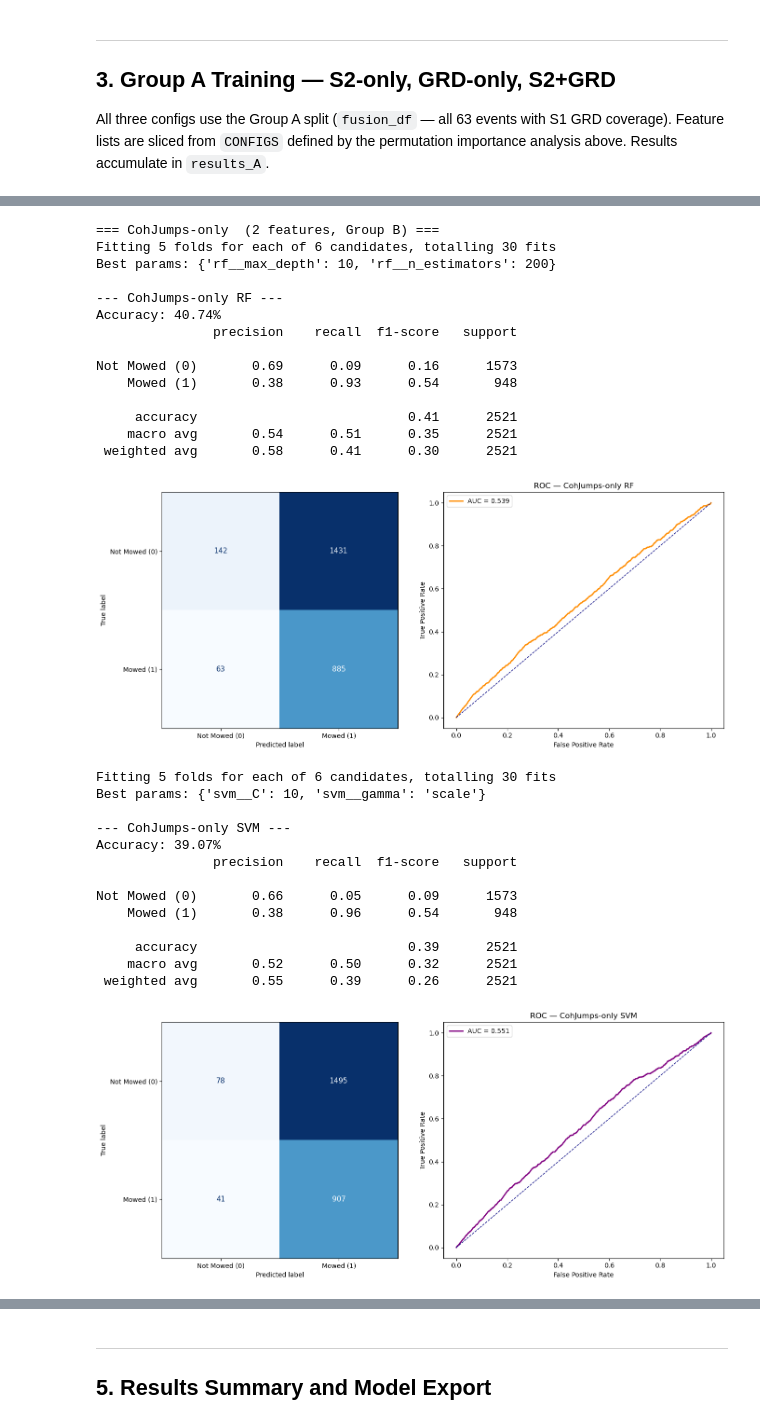
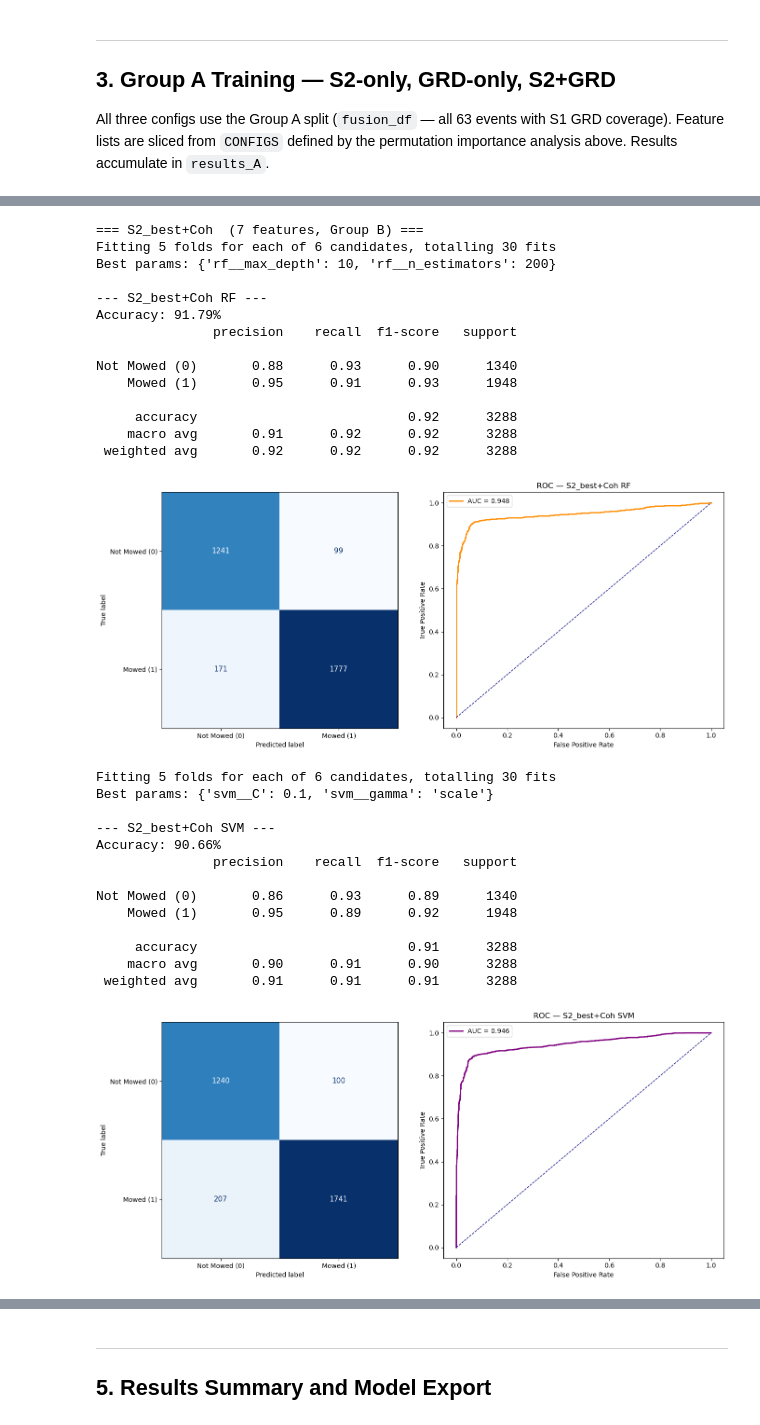
Before and after one commit to klaveflo/satellite-mowing-detection, a Jupyter notebook: notebooks/08_model_training.ipynb, the cells around one changed output, grey strips where cells are left out. Cells and saved outputs as stored; diff of their text form; code cells hidden in the pictures.

Commit message:
Coherence improvements

```diff
--- a/notebooks/08_model_training.ipynb
+++ b/notebooks/08_model_training.ipynb
@@ -60,7 +60,7 @@ IMG_DIR = DOCS_DIR
 
 # Feature constants used by the feature selection analysis (Section 2 below)
 SAR_FEATURES = ['vv_after', 'vh_after', 'cr_after', 'vv_diff', 'vh_diff', 'cr_diff']
-COH_FEATURES = ['coh_vv', 'coh_vh', 'coh_vv_jump', 'coh_vh_jump']
+COH_FEATURES = ['coh_before_vv', 'coh_before_vh', 'coh_after_vv', 'coh_after_vh', 'coh_vv_jump', 'coh_vh_jump']
 
 # Group A: all events with S1 GRD coverage (S2 + GRD feature columns available)
 fusion_df = pd.read_csv(SAMPLES_FUSION_CSV)
@@ -548,24 +661,23 @@ GRD_BEST (4): ['vv_after', 'vh_after', 'cr_diff', 'vh_diff']
 # %%
 # ── STEP 6 — Training Configurations ────────────────────────────────────────
-# S2_BEST and GRD_BEST are defined by the feature selection summary above.
-# COH_ALL / COH_JUMPS are fixed coherence feature subsets.
+# S2_BEST and GRD_BEST derive from Analysis A (Group A, S2+GRD feature selection).
+# COH_BEST derives from Analysis B (Group B, coherence feature selection).
+# COH_JUMPS is a fixed two-feature ablation subset.
 
 print('─' * 70)
 print('STEP 6 — Training Configurations')
 print('─' * 70)
 
-COH_ALL   = COH_FEATURES                                # all 4 coherence features
-COH_JUMPS = ['coh_vv_jump', 'coh_vh_jump']              # jump-only subset for ablation
 
 CONFIGS = {
-    'S2-only':       {'features': S2_BEST,                     'group': 'A'},
-    'GRD-only':      {'features': GRD_BEST,                    'group': 'A'},
-    'Coh-only':      {'features': COH_ALL,                     'group': 'B'},
-    'CohJumps-only': {'features': COH_JUMPS,                   'group': 'B'},
-    'S2+CohJumps':   {'features': S2_BEST + COH_JUMPS,         'group': 'B'},
-    'S2+Coh':        {'features': S2_BEST + COH_ALL,           'group': 'B'},
-    'S2+GRD':        {'features': S2_BEST + GRD_BEST,          'group': 'A'},
-    'Full-fusion':   {'features': S2_BEST + GRD_BEST + COH_ALL,'group': 'B'},
+    'S2-only_best':  {'features': S2_BEST,                       'group': 'A'},
+    'S2-only_diff':  {'features': S2_DIFF,                       'group': 'A'},
+    'GRD-only':      {'features': GRD_BEST,                      'group': 'A'},
+    'Coh-only':      {'features': COH_BEST,                      'group': 'B'},
+    'S2_best+Coh':   {'features': S2_BEST + COH_BEST,            'group': 'B'},
+    'S2_diff+Coh':   {'features': S2_DIFF + COH_BEST,            'group': 'B'},
+    'S2+GRD':        {'features': S2_BEST + GRD_BEST,            'group': 'A'},
+    'Full-fusion':   {'features': S2_BEST + GRD_BEST + COH_BEST, 'group': 'B'},
 }
 
 print(f'\n{"Config":<18} {"Group":<8} {"n":<5} Features')
@@ -576,7 +688,9 @@ for name, cfg in CONFIGS.items():
 print('\nGroup A — full fusion dataset (training_samples_fusion.csv).')
 print('Group B — coherence-eligible subset (training_samples_fusion_coh.csv).')
 print(f'\nS2_BEST  ({len(S2_BEST)}): {S2_BEST}')
+print(f'S2_DIFF  ({len(S2_DIFF)}): {S2_DIFF}  [ablation subset of S2_BEST]')
 print(f'GRD_BEST ({len(GRD_BEST)}): {GRD_BEST}')
+print(f'COH_BEST ({len(COH_BEST)}): {COH_BEST}')
 # %% [output]
 ──────────────────────────────────────────────────────────────────────
 STEP 6 — Training Configurations
@@ -872,51 +1044,51 @@ Not Mowed (0)       0.91      0.85      0.88      1573
 # %%
-_feats = CONFIGS['CohJumps-only']['features']
-print(f'=== CohJumps-only  ({len(_feats)} features, Group B) ===')
-model_coh_jumps_rf = train_tuned_rf(
+_feats = CONFIGS['S2_best+Coh']['features']
+print(f'=== S2_best+Coh  ({len(_feats)} features, Group B) ===')
+model_s2_best_coh_rf = train_tuned_rf(
     X_train_B[_feats], y_train_B, groups_train_B,
     X_test_B[_feats], y_test_B,
-    results_list=results_B, model_alias='CohJumps-only RF'
+    results_list=results_B, model_alias='S2_best+Coh RF'
 )
-model_coh_jumps_svm = train_tuned_svm(
+model_s2_best_coh_svm = train_tuned_svm(
     X_train_B[_feats], y_train_B, groups_train_B,
     X_test_B[_feats], y_test_B,
-    results_list=results_B, model_alias='CohJumps-only SVM'
+    results_list=results_B, model_alias='S2_best+Coh SVM'
 )
-model_coh_jumps_lgbm = train_tuned_lgbm(
+model_s2_best_coh_lgbm = train_tuned_lgbm(
     X_train_B[_feats], y_train_B, groups_train_B,
     X_test_B[_feats], y_test_B,
-    results_list=results_B, model_alias='CohJumps-only LGBM'
+    results_list=results_B, model_alias='S2_best+Coh LGBM'
 )
 # %% [output]
-=== CohJumps-only  (2 features, Group B) ===
+=== S2_best+Coh  (7 features, Group B) ===
 Fitting 5 folds for each of 6 candidates, totalling 30 fits
 Best params: {'rf__max_depth': 10, 'rf__n_estimators': 200}
 
---- CohJumps-only RF ---
-Accuracy: 40.74%
+--- S2_best+Coh RF ---
+Accuracy: 91.79%
                precision    recall  f1-score   support
 
-Not Mowed (0)       0.69      0.09      0.16      1573
-    Mowed (1)       0.38      0.93      0.54       948
+Not Mowed (0)       0.88      0.93      0.90      1340
+    Mowed (1)       0.95      0.91      0.93      1948
 
-     accuracy                           0.41      2521
-    macro avg       0.54      0.51      0.35      2521
- weighted avg       0.58      0.41      0.30      2521
+     accuracy                           0.92      3288
+    macro avg       0.91      0.92      0.92      3288
+ weighted avg       0.92      0.92      0.92      3288
-[figure, old version]
+[figure, new version]
 Fitting 5 folds for each of 6 candidates, totalling 30 fits
-Best params: {'svm__C': 10, 'svm__gamma': 'scale'}
+Best params: {'svm__C': 0.1, 'svm__gamma': 'scale'}
 
---- CohJumps-only SVM ---
-Accuracy: 39.07%
+--- S2_best+Coh SVM ---
+Accuracy: 90.66%
                precision    recall  f1-score   support
 
-Not Mowed (0)       0.66      0.05      0.09      1573
-    Mowed (1)       0.38      0.96      0.54       948
+Not Mowed (0)       0.86      0.93      0.89      1340
+    Mowed (1)       0.95      0.89      0.92      1948
 
-     accuracy                           0.39      2521
-    macro avg       0.52      0.50      0.32      2521
- weighted avg       0.55      0.39      0.26      2521
+     accuracy                           0.91      3288
+    macro avg       0.90      0.91      0.90      3288
+ weighted avg       0.91      0.91      0.91      3288
-[figure, old version]
+[figure, new version]
 Fitting 5 folds for each of 4 candidates, totalling 20 fits
 Best params: {'lgbm__learning_rate': 0.05, 'lgbm__num_leaves': 31}
 
```
Also changed, not shown: parts of 23 cells of this notebook, 23 other files.
